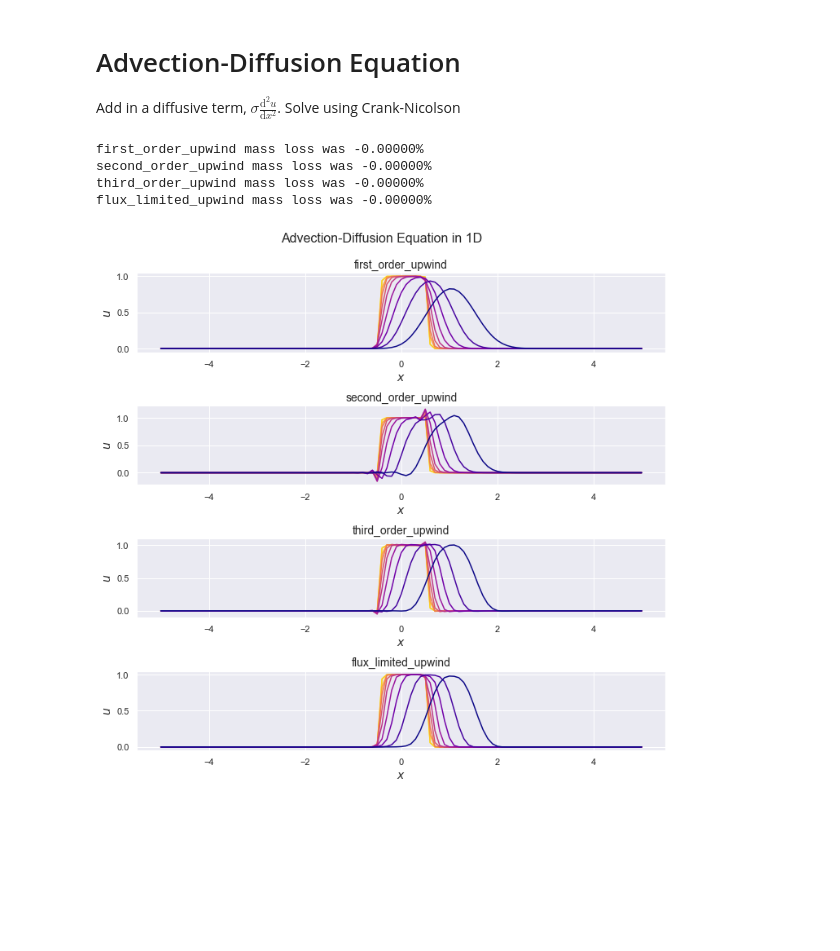
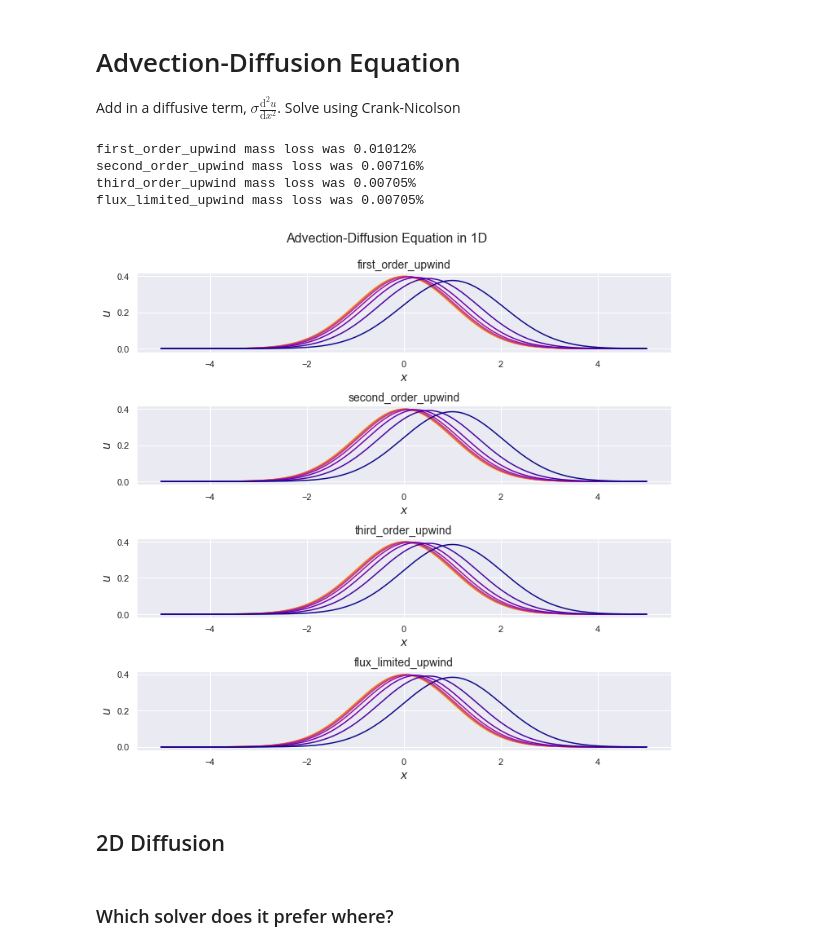
Before and after one commit to Tom271/InteractingParticleSystems, a Jupyter notebook: AdvectionConstCoeff.ipynb, the cells around one changed output. Cells and saved outputs as stored; diff of their text form; code cells hidden in the pictures; blank space fills up the shorter version.

```diff
--- a/AdvectionConstCoeff.ipynb
+++ b/AdvectionConstCoeff.ipynb
@@ -161,0 +175,14 @@ flux_limited_upwind mass loss was 0.00000%
+# %%
+def bump(x,a):
+    f = np.zeros(len(x))
+    for i in range(len(x)):
+        if a <= np.abs(x[i]) <= a+1:
+            f[i] = np.exp(1/(x[i]**2-(a+1)**2))/np.exp( 1/(a**2-(a+1)**2))
+        elif np.abs(x[i]) < a:
+            f[i] = 1
+        else:
+            f[i] = 0
+    return f
+x = np.linspace(-5,5)
+plt.plot(x,bump(x+2,0.5))
+plt.show()
@@ -320,7 +349,7 @@ def flux_limited_upwind(U, a, D, dt, dx, n, J):
 
 
 def solve_adv_eqn(solver=first_order_upwind, a=1, D=1, dt=0.001, dx=0.1, T_end=5, L=5,
-                initial_dist=(lambda x: stats.norm.pdf(x, loc=0, scale=0.2))):
+                initial_dist=(lambda x: stats.norm.pdf(x, loc=0, scale=1))):
     t = np.arange(0, T_end+dt, dt)
     x = np.arange(-L, L+dx , dx)
 
@@ -341,25 +370,28 @@ def solve_adv_eqn(solver=first_order_upwind, a=1, D=1, dt=0.001, dx=0.1, T_end=5
 # %%
 colormap = plt.get_cmap('plasma')
 adv_solvers = [first_order_upwind, second_order_upwind, third_order_upwind, flux_limited_upwind]
 fig, ax = plt.subplots(len(adv_solvers), 1, figsize=(10,10))
 fig.suptitle('Advection-Diffusion Equation in 1D', fontsize=16)
 
 def block(x): return np.array([int(i>=-0.5 and i<=0.5) for i in x])
+
 for idx, solver in enumerate(adv_solvers):
-    adv_x, adv_sol = solve_adv_eqn(solver=solver, a=0.5, D=0.01, T_end=2, dx=0.1, dt=0.01, initial_dist=block)
+    adv_x, adv_sol = solve_adv_eqn(solver=solver, a=0.25, D=0.01, T_end=4, dx=0.05, dt=0.01)
     ax[idx].set_title(solver.__name__, fontsize=14)
     ax[idx].set_xlabel(r'$x$', fontsize=14)
     ax[idx].set_ylabel(r'$u$', fontsize=14)
     ax[idx].set_prop_cycle(color=[colormap(k) for k in np.linspace(1, 0, 10)])
     for i in np.logspace(0, np.log10(np.size(adv_sol, axis=0)-1), num=10):
         ax[idx].plot(adv_x, adv_sol[int(i),])
 plt.tight_layout(rect=[0, 0.03, 1, 0.95])
 savepath = './'
 plt.savefig(savepath+'{}.jpg'.format('upwind'), format='jpg', dpi=1000)
 plt.show()
 # %% [output]
-first_order_upwind mass loss was -0.00000%
-second_order_upwind mass loss was -0.00000%
-third_order_upwind mass loss was -0.00000%
-flux_limited_upwind mass loss was -0.00000%
+first_order_upwind mass loss was 0.01012%
+second_order_upwind mass loss was 0.00716%
+third_order_upwind mass loss was 0.00705%
+flux_limited_upwind mass loss was 0.00705%
-[figure, old version]
+[figure, new version]
+# %% [markdown]
+## 2D Diffusion
@@ -365,0 +454,2 @@ flux_limited_upwind mass loss was -0.00000%
+# %% [markdown]
+### Which solver does it prefer where?
```
Also changed, not shown: parts of 7 cells of this notebook, 19 other files.
